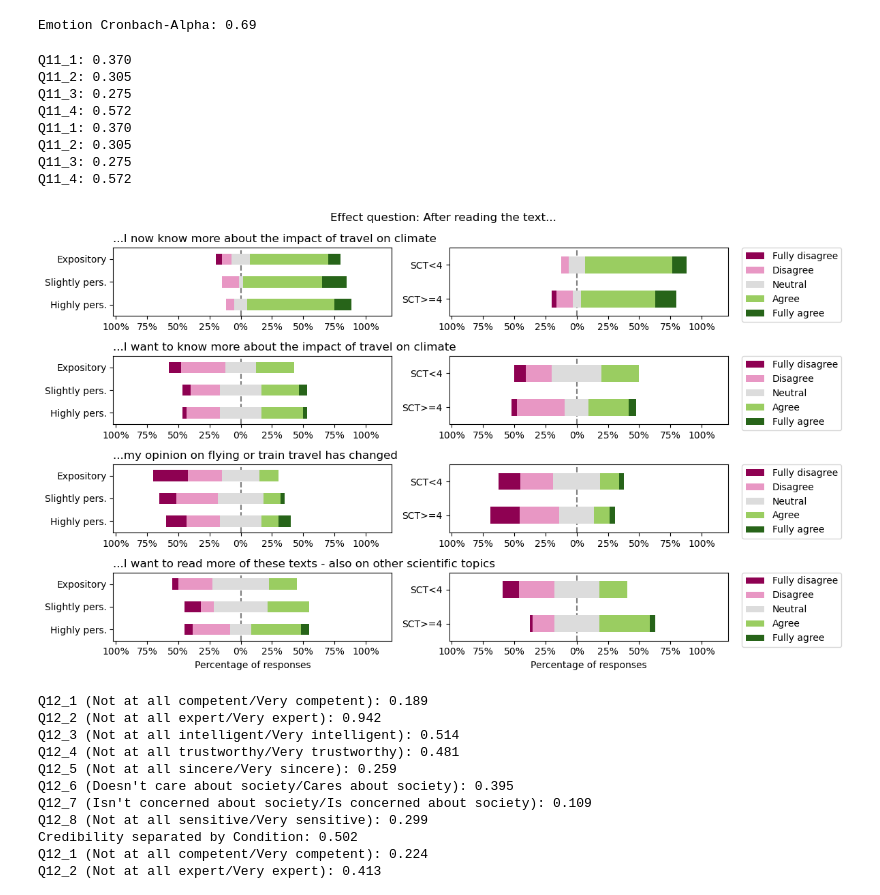
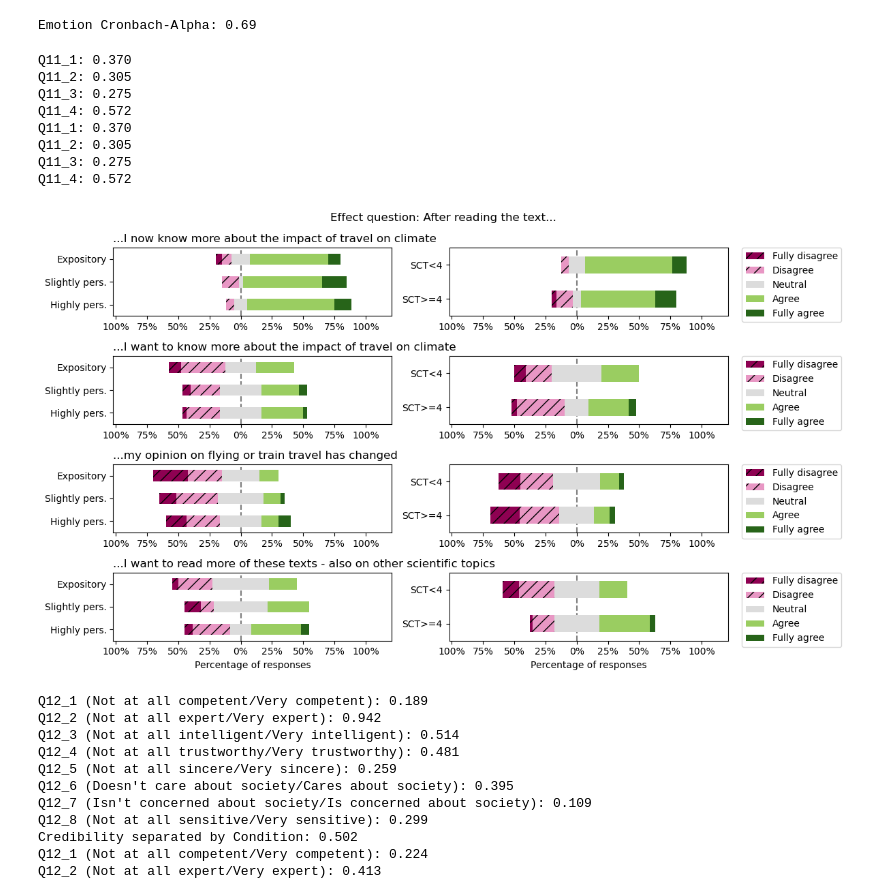
Before and after one commit to erikvansebille/KH_personalization_effect, a Jupyter notebook: analyse_KH_data.ipynb, the cells around one changed output. Cells and saved outputs as stored; diff of their text form; code cells hidden in the pictures.

Commit message:
Adding hatching to negative colors to support people with colorblindness

```diff
--- a/analyse_KH_data.ipynb
+++ b/analyse_KH_data.ipynb
@@ -113,7 +113,13 @@ data = pd.DataFrame([df[f"Q4_{v}"] for v in [1, 2]]).T
 data.columns = ['Airplane', 'Train']
 df["byplane"] = df["Q4_1"] >=5
 
-plot_likert.plot_likert(data, [1.0, 2.0, 3.0, 4.0, 5.0], ax=ax1, colors=colors)
+a = plot_likert.plot_likert(data, [1.0, 2.0, 3.0, 4.0, 5.0], ax=ax1, colors=colors)
+# adding hatches to the 'negative' bars
+bars = [thing for thing in a.containers if isinstance(thing, matplotlib.container.BarContainer)]
+for bar in bars[1:3]:
+    for patch in bar:
+        patch.set_hatch("//")
+
 ax1.set_title("Imagine you are going on a trip to Milan next week. How likely is it that you will travel by...")
 handles, labels = ax1.get_legend_handles_labels()
 ax1.legend(handles, likert_labels, bbox_to_anchor=(1.05, 1), loc='upper left', borderaxespad=0.)
@@ -131,6 +137,7 @@ qtitle ={'Q6': 'How many times have you gone on holidays last year?', 'Q21': 'Ho
 for q, ax in zip(['Q6', 'Q21'], [ax2, ax3]):
     data = pd.DataFrame(df[q].value_counts().loc[['0 keer', '1 keer', '2 keer', '3 keer of meer']])
     data.plot.barh(ax=ax)
+
     ax.get_legend().remove()
     ax.set_yticklabels(['0 times', '1 time', '2 times', '3 or more times'])
     ax.set_title(qtitle[q])
@@ -177,7 +184,13 @@ data.columns = ['I am generally aware of new scientific discoveries and developm
                 'I generally find scientists to be trustworthy',
                 "I think it's important that scientists communicate about their research"]
 
-plot_likert.plot_likert(data, [1.0, 2.0, 3.0, 4.0, 5.0], ax=ax, colors=colors)
+a = plot_likert.plot_likert(data, [1.0, 2.0, 3.0, 4.0, 5.0], ax=ax, colors=colors)
+# adding hatches to the 'negative' bars
+bars = [thing for thing in a.containers if isinstance(thing, matplotlib.container.BarContainer)]
+for bar in bars[1:3]:
+    for patch in bar:
+        patch.set_hatch("//")
+
 handles, labels = ax.get_legend_handles_labels()
 ax.legend(handles, likert_labels, bbox_to_anchor=(1.05, 1), loc='upper left', borderaxespad=0.)
 
@@ -378,36 +391,42 @@ for j, condition in enumerate(plot_groupings):
             data.columns = ['Expository', 'Slightly pers.', 'Highly pers.']
             maxy =3
 
-        plot_likert.plot_likert(data, [1.0, 2.0, 3.0, 4.0, 5.0], ax=ax[i, j], colors=colors, plot_percentage=True, xtick_interval=25, pad_100=True)
+        a = plot_likert.plot_likert(data, [1.0, 2.0, 3.0, 4.0, 5.0], ax=ax[i, j], colors=colors, plot_percentage=True, xtick_interval=25, pad_100=True)
+        # adding hatches to the 'negative' bars
+        bars = [thing for thing in a.containers if isinstance(thing, matplotlib.container.BarContainer)]
+        for bar in bars[1:3]:
+            for patch in bar:
+                patch.set_hatch("//")
+
         if j == 0:
             ax[i, j].set_title(titles[i], loc='left')
         handles, labels = ax[i, j].get_legend_handles_labels()
         if j == len(plot_groupings)-1:
             ax[i, j].legend(handles, likert_labels, bbox_to_anchor=(1.05, 1), loc='upper left', borderaxespad=0.)
         else:
             ax[i, j].get_legend().remove()
         ax[i, j].set_xlabel("")
 
         aov = pg.anova(dv=f"{question}_{v}", between='Condition', data=df, detailed=False)
         pval = aov['p-unc'].mean()
         star = ' (*)' if pval < 0.05 else ''
         print(f"{question}_{v}: {pval:.3f}{star}")
 
     ax[-1, j].set_xlabel("Percentage of responses")
 
 plt.suptitle("Effect question: After reading the text...")
 plt.tight_layout()
 plt.show()
 # %% [output]
 Q11_1: 0.370
 Q11_2: 0.305
 Q11_3: 0.275
 Q11_4: 0.572
 Q11_1: 0.370
 Q11_2: 0.305
 Q11_3: 0.275
 Q11_4: 0.572
-[figure, old version]
+[figure, new version]
 # %%
 # Create Figure 6
 fig, ax = plt.subplots(8, len(plot_groupings), figsize=(figwidth, 12))
```
Also changed, not shown: parts of 5 cells of this notebook.
